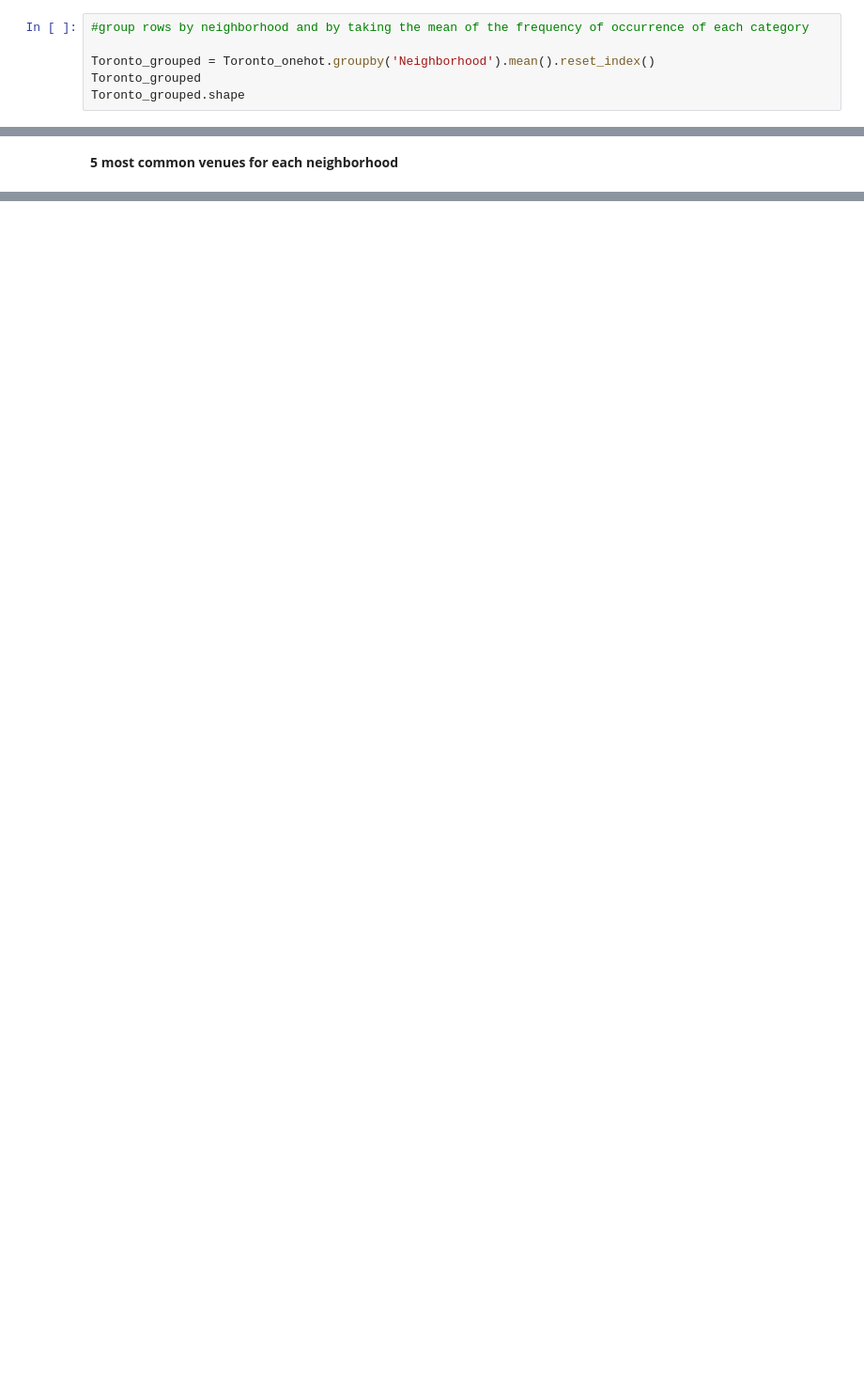
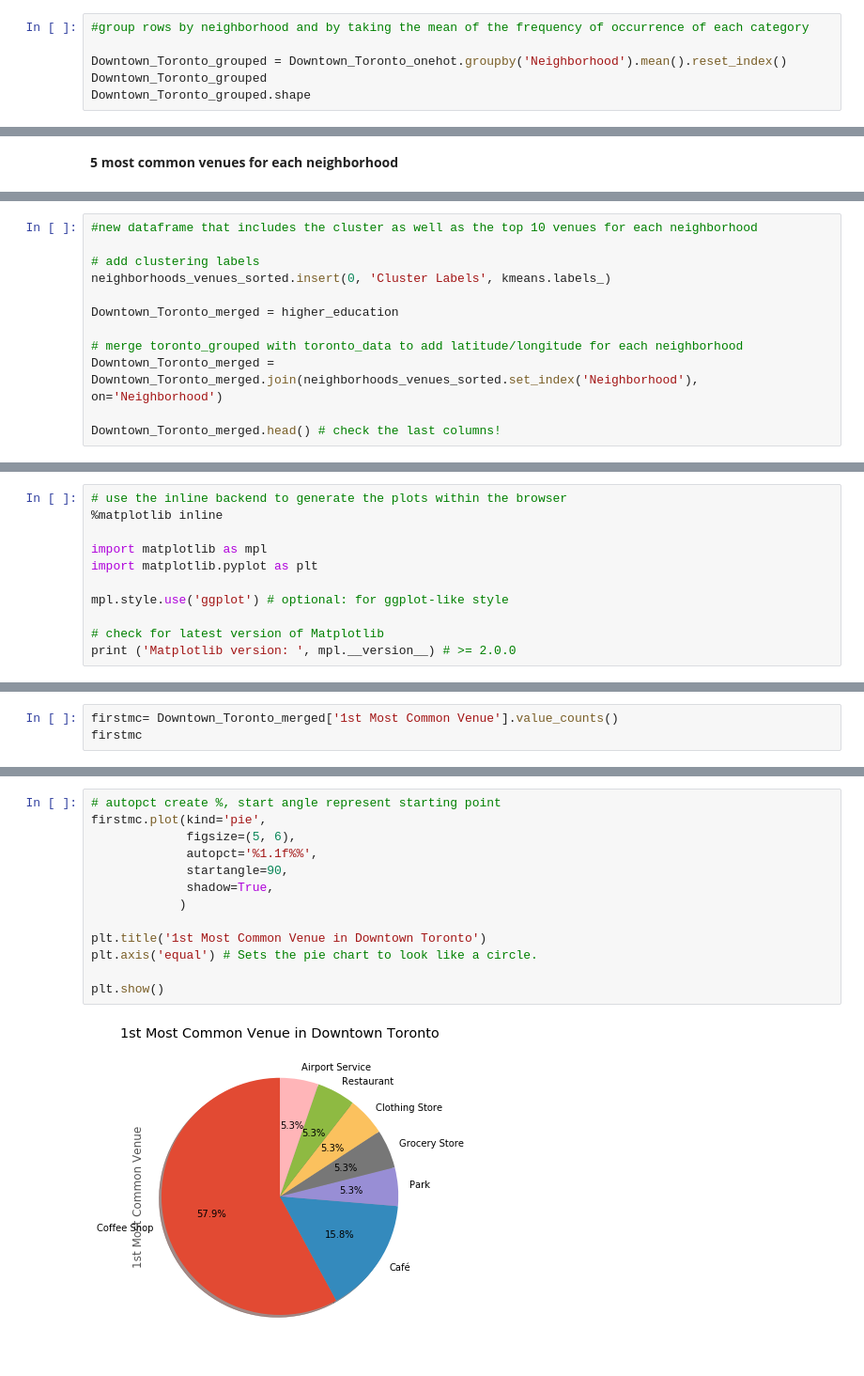
Before and after one commit to StefaniaOresta/Coursera_Capstone, a Jupyter notebook: NamasTea Project .ipynb, the cells around one changed output, grey strips where cells are left out. Shown at 94% size. Cells and saved outputs as stored; diff of their text form; blank space fills up the shorter version.

```diff
--- a/NamasTea Project .ipynb
+++ b/NamasTea Project .ipynb
@@ -495,6 +641,6 @@ KeyError: "None of [Index(['Venue Category'], dtype='object')] are in the [colum
 # %%
 #group rows by neighborhood and by taking the mean of the frequency of occurrence of each category
 
-Toronto_grouped = Toronto_onehot.groupby('Neighborhood').mean().reset_index()
-Toronto_grouped
-Toronto_grouped.shape
+Downtown_Toronto_grouped = Downtown_Toronto_onehot.groupby('Neighborhood').mean().reset_index()
+Downtown_Toronto_grouped
+Downtown_Toronto_grouped.shape
@@ -514,0 +734,12 @@ for hood in Toronto_grouped['Neighborhood']:
+# %%
+#new dataframe that includes the cluster as well as the top 10 venues for each neighborhood
+
+# add clustering labels
+neighborhoods_venues_sorted.insert(0, 'Cluster Labels', kmeans.labels_)
+
+Downtown_Toronto_merged = higher_education
+
+# merge toronto_grouped with toronto_data to add latitude/longitude for each neighborhood
+Downtown_Toronto_merged = Downtown_Toronto_merged.join(neighborhoods_venues_sorted.set_index('Neighborhood'), on='Neighborhood')
+
+Downtown_Toronto_merged.head() # check the last columns!
@@ -514,0 +838,11 @@ for hood in Toronto_grouped['Neighborhood']:
+# %%
+# use the inline backend to generate the plots within the browser
+%matplotlib inline
+
+import matplotlib as mpl
+import matplotlib.pyplot as plt
+
+mpl.style.use('ggplot') # optional: for ggplot-like style
+
+# check for latest version of Matplotlib
+print ('Matplotlib version: ', mpl.__version__) # >= 2.0.0
@@ -514,0 +851,3 @@ for hood in Toronto_grouped['Neighborhood']:
+# %%
+firstmc= Downtown_Toronto_merged['1st Most Common Venue'].value_counts()
+firstmc
@@ -514,0 +863,15 @@ for hood in Toronto_grouped['Neighborhood']:
+# %%
+# autopct create %, start angle represent starting point
+firstmc.plot(kind='pie',
+             figsize=(5, 6),
+             autopct='%1.1f%%',
+             startangle=90,
+             shadow=True,
+            )
+
+plt.title('1st Most Common Venue in Downtown Toronto')
+plt.axis('equal') # Sets the pie chart to look like a circle.
+
+plt.show()
+# %% [output]
+[figure, added]
```
Also changed, not shown: parts of 48 cells of this notebook.
